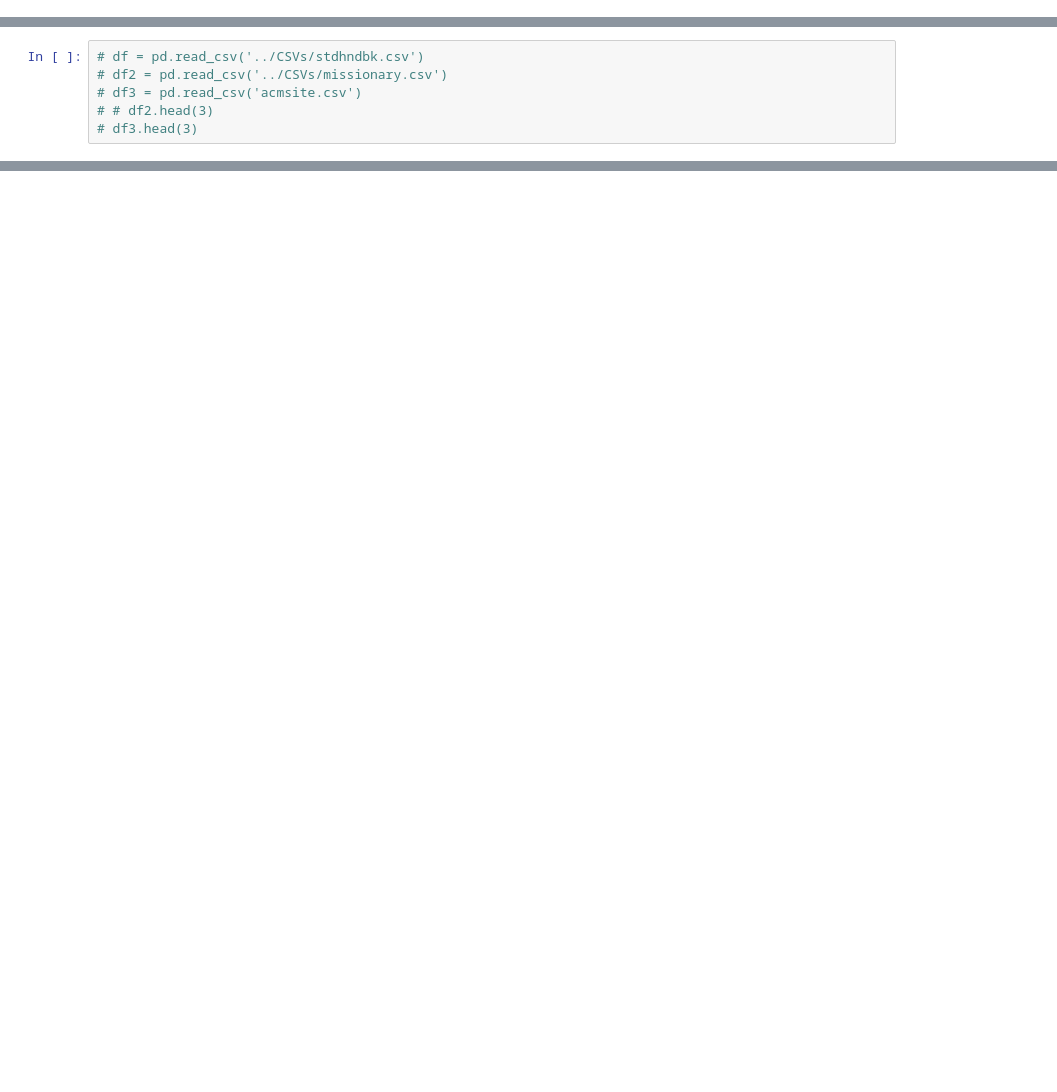
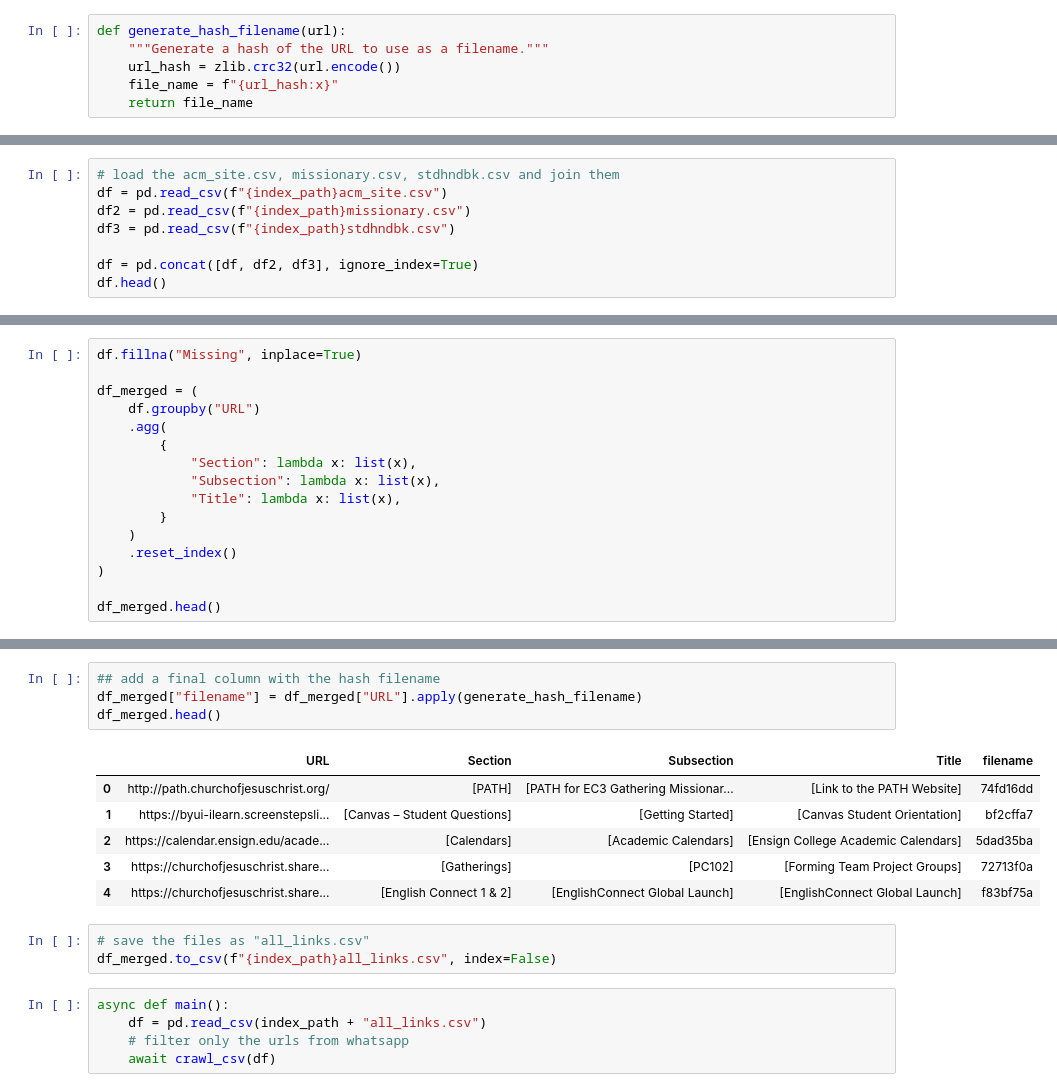
Before and after one commit to DallanQ/pathway-indexer, a Jupyter notebook: notebooks/crawl_urls.ipynb, the cells around one changed output, grey strips where cells are left out. Saved outputs shown, nothing was run; the diff lists cells and outputs as text; blank space fills up the shorter version.

Commit message:
[UPDATE] new crawler

```diff
--- a/notebooks/crawl_urls.ipynb
+++ b/notebooks/crawl_urls.ipynb
@@ -5,0 +11,6 @@ import requests
+# %%
+def generate_hash_filename(url):
+    """Generate a hash of the URL to use as a filename."""
+    url_hash = zlib.crc32(url.encode())
+    file_name = f"{url_hash:x}"
+    return file_name
@@ -6,6 +221,8 @@ import requests
 # %%
-# df = pd.read_csv('../CSVs/stdhndbk.csv')
-# df2 = pd.read_csv('../CSVs/missionary.csv')
-# df3 = pd.read_csv('acmsite.csv')
-# # df2.head(3)
-# df3.head(3)
+# load the acm_site.csv, missionary.csv, stdhndbk.csv and join them
+df = pd.read_csv(f"{index_path}acm_site.csv")
+df2 = pd.read_csv(f"{index_path}missionary.csv")
+df3 = pd.read_csv(f"{index_path}stdhndbk.csv")
+
+df = pd.concat([df, df2, df3], ignore_index=True)
+df.head()
@@ -213,0 +236,16 @@ async def main():
+# %%
+df.fillna("Missing", inplace=True)
+
+df_merged = (
+    df.groupby("URL")
+    .agg(
+        {
+            "Section": lambda x: list(x),
+            "Subsection": lambda x: list(x),
+            "Title": lambda x: list(x),
+        }
+    )
+    .reset_index()
+)
+
+df_merged.head()
@@ -214,3 +259,22 @@ async def main():
+# %%
+## add a final column with the hash filename
+df_merged["filename"] = df_merged["URL"].apply(generate_hash_filename)
+df_merged.head()
+# %% [output]
+|  | URL | Section | Subsection | Title | filename |
+| 0 | http://path.churchofjesuschrist.org/ | [PATH] | [PATH for EC3 Gathering Missionar... | [Link to the PATH Website] | 74fd16dd |
+| 1 | https://byui-ilearn.screenstepsli... | [Canvas – Student Questions] | [Getting Started] | [Canvas Student Orientation] | bf2cffa7 |
+| 2 | https://calendar.ensign.edu/acade... | [Calendars] | [Academic Calendars] | [Ensign College Academic Calendars] | 5dad35ba |
+| 3 | https://churchofjesuschrist.share... | [Gatherings] | [PC102] | [Forming Team Project Groups] | 72713f0a |
+| 4 | https://churchofjesuschrist.share... | [English Connect 1 & 2] | [EnglishConnect Global Launch] | [EnglishConnect Global Launch] | f83bf75a |
+# %%
+# save the files as "all_links.csv"
+df_merged.to_csv(f"{index_path}all_links.csv", index=False)
+# %%
+async def main():
+    df = pd.read_csv(index_path + "all_links.csv")
+    # filter only the urls from whatsapp
+    await crawl_csv(df)
 # %%
 if __name__ == "__main__":
     loop = asyncio.get_event_loop()
```
Also changed, not shown: parts of 34 cells of this notebook, 5 other files.
